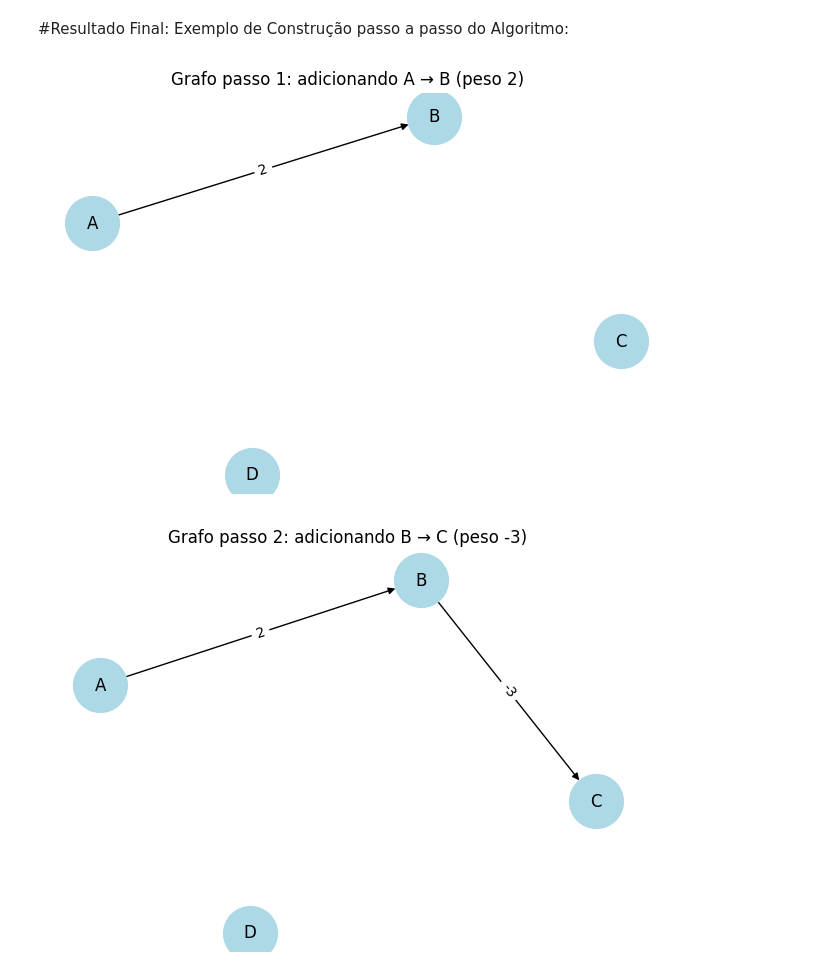
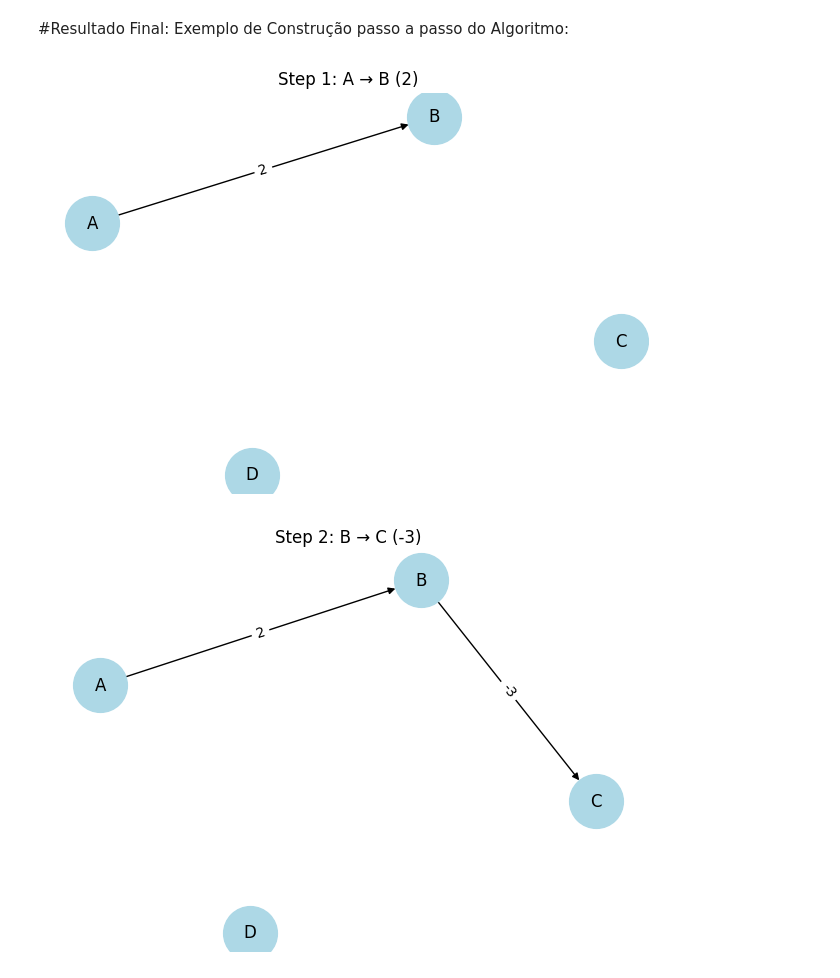
Before and after one commit to AndreBrusco/graph-pathfinding-algorithms, a Jupyter notebook: Johnson_Graph_Algorithms.ipynb, the cells around one changed output. Cells and saved outputs as stored; diff of their text form; code cells hidden in the pictures.

```diff
--- a/Johnson_Graph_Algorithms.ipynb
+++ b/Johnson_Graph_Algorithms.ipynb
@@ -115,40 +115,47 @@ D → D: 0
 # %% [markdown]
 #Resultado Final: Exemplo de Construção passo a passo do Algoritmo:
 # %%
+import matplotlib.pyplot as plt
 import networkx as nx
-import matplotlib.pyplot as plt
-import time
+import imageio.v2 as imageio
 
-# Define lista de arestas com pesos
+G = nx.DiGraph()
 edges = [
     ('A', 'B', 2),
     ('B', 'C', -3),
     ('A', 'C', 4),
     ('C', 'D', 2),
     ('D', 'B', 1)
 ]
 
-# Cria grafo direcionado
-G = nx.DiGraph()
-
-# Posição fixa dos nós para estabilidade visual
-nodes = set(sum(([u, v] for u, v, _ in edges), []))
+# Adiciona todos os nós antes de calcular posições
+nodes = set(u for u, v, _ in edges) | set(v for u, v, _ in edges)
 G.add_nodes_from(nodes)
 pos = nx.spring_layout(G, seed=42)
 
-# Loop para adicionar uma aresta por vez
+filenames = []
+
 for i, (u, v, w) in enumerate(edges):
     G.add_edge(u, v, weight=w)
 
     plt.figure(figsize=(6, 4))
     nx.draw(G, pos, with_labels=True, node_size=1500, node_color='lightblue', arrows=True)
     labels = nx.get_edge_attributes(G, 'weight')
     nx.draw_networkx_edge_labels(G, pos, edge_labels=labels)
+    plt.title(f"Step {i+1}: {u} → {v} ({w})")
 
-    plt.title(f"Grafo passo {i+1}: adicionando {u} → {v} (peso {w})")
-    plt.show()
+    # Salva o frame como imagem para o GIF
+    filename = f"frame_{i}.png"
+    plt.savefig(filename)
+    plt.show()  # Mostra no notebook
+    plt.close()
 
-    time.sleep(1)  # Pequena pausa entre passos
+    filenames.append(filename)
+
+# Cria o GIF animado
+images = [imageio.imread(fname) for fname in filenames]
+durations = [2.0] * len(images)*10  # 2 segundos para cada frame
+imageio.mimsave('graph_animation.gif', images, duration=durations, loop=0)
 # %% [output]
-[figure, old version]
+[figure, new version]
-[figure, old version]
+[figure, new version]
```
Also changed, not shown: parts of 2 cells of this notebook.
